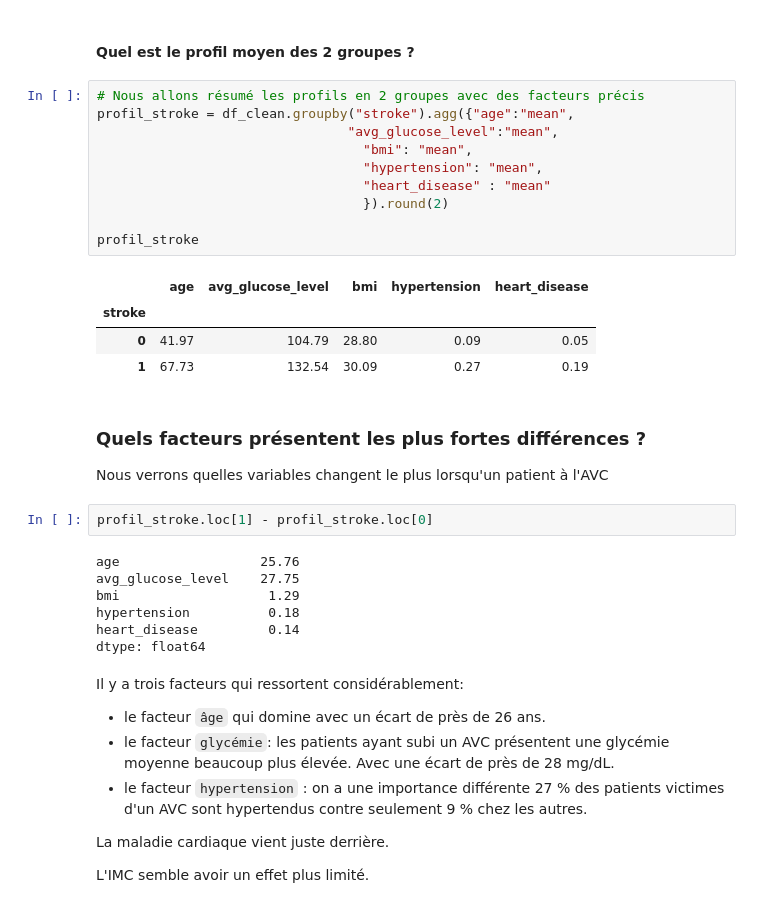
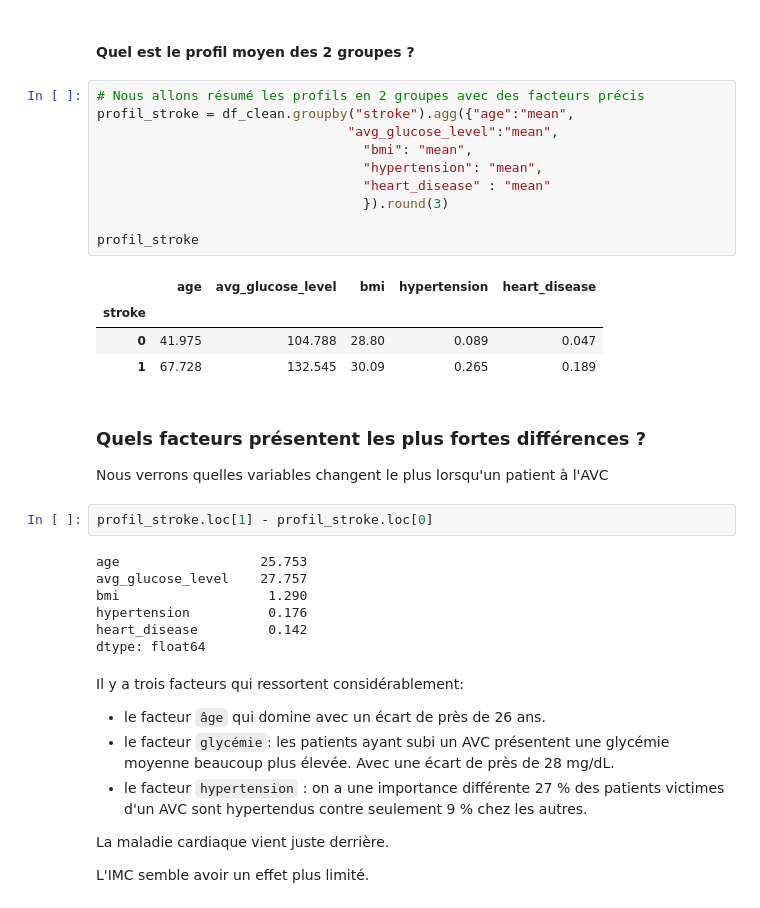
Before and after one commit to Audrey-Djomi/projet-avc-prediction, a Jupyter notebook: notebooks/03_analyse.ipynb, the cells around one changed output. Drawn from its saved outputs; the diff is of its cells as text.

```diff
--- a/notebooks/03_analyse.ipynb
+++ b/notebooks/03_analyse.ipynb
@@ -24,29 +24,29 @@ display(df_clean.head())
 # %%
 # Nous allons résumé les profils en 2 groupes avec des facteurs précis
 profil_stroke = df_clean.groupby("stroke").agg({"age":"mean",
                                 "avg_glucose_level":"mean",
                                   "bmi": "mean",
                                   "hypertension": "mean",
                                   "heart_disease" : "mean"
-                                  }).round(2)
+                                  }).round(3)
 
 profil_stroke
 # %% [output]
 |  | age | avg_glucose_level | bmi | hypertension | heart_disease |
 | stroke |  |  |  |  |  |
-| 0 | 41.97 | 104.79 | 28.80 | 0.09 | 0.05 |
-| 1 | 67.73 | 132.54 | 30.09 | 0.27 | 0.19 |
+| 0 | 41.975 | 104.788 | 28.80 | 0.089 | 0.047 |
+| 1 | 67.728 | 132.545 | 30.09 | 0.265 | 0.189 |
 # %% [markdown]
 ### Quels facteurs présentent les plus fortes différences ?
 Nous verrons quelles variables changent le plus lorsqu'un patient à l'AVC
 # %%
 profil_stroke.loc[1] - profil_stroke.loc[0]
 # %% [output]
-age                  25.76
-avg_glucose_level    27.75
-bmi                   1.29
-hypertension          0.18
-heart_disease         0.14
+age                  25.753
+avg_glucose_level    27.757
+bmi                   1.290
+hypertension          0.176
+heart_disease         0.142
 dtype: float64
 # %% [markdown]
 Il y a trois facteurs qui ressortent considérablement:
```
Also changed, not shown: parts of 28 cells of this notebook, 2 other files.
